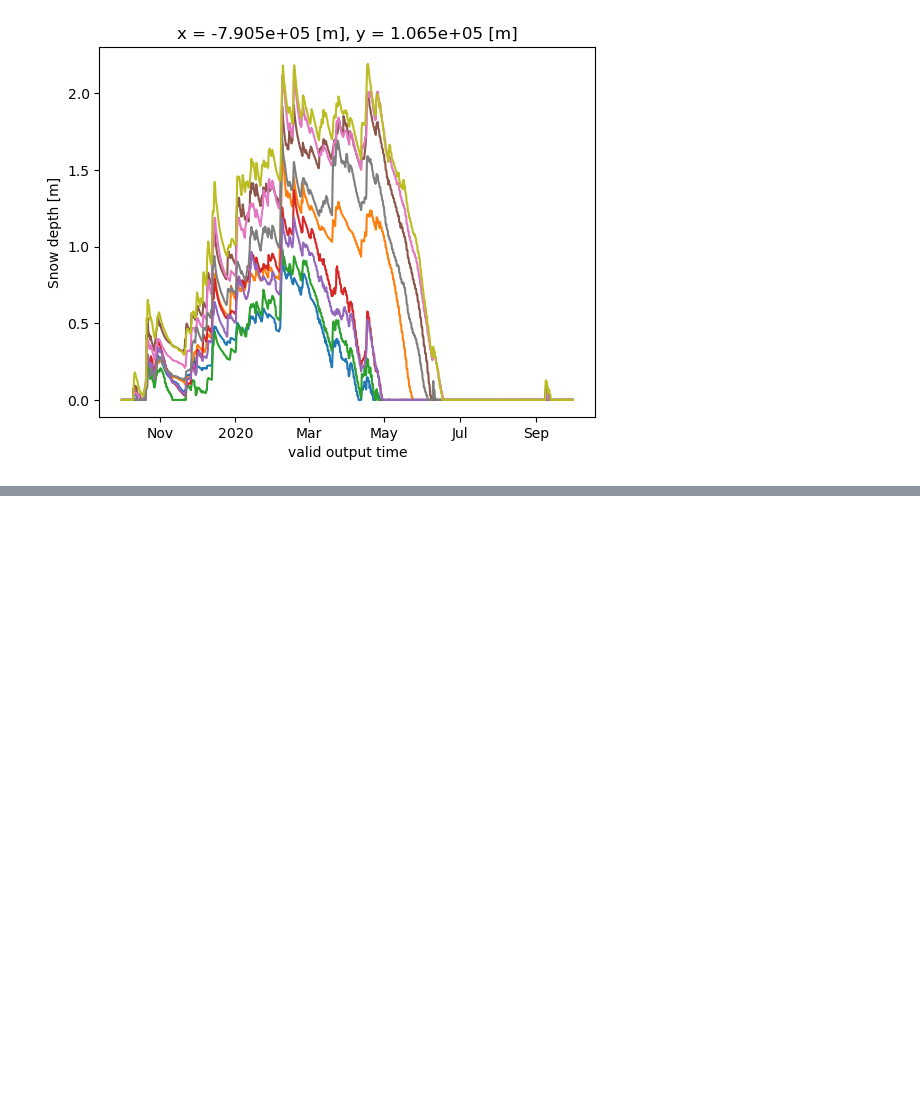
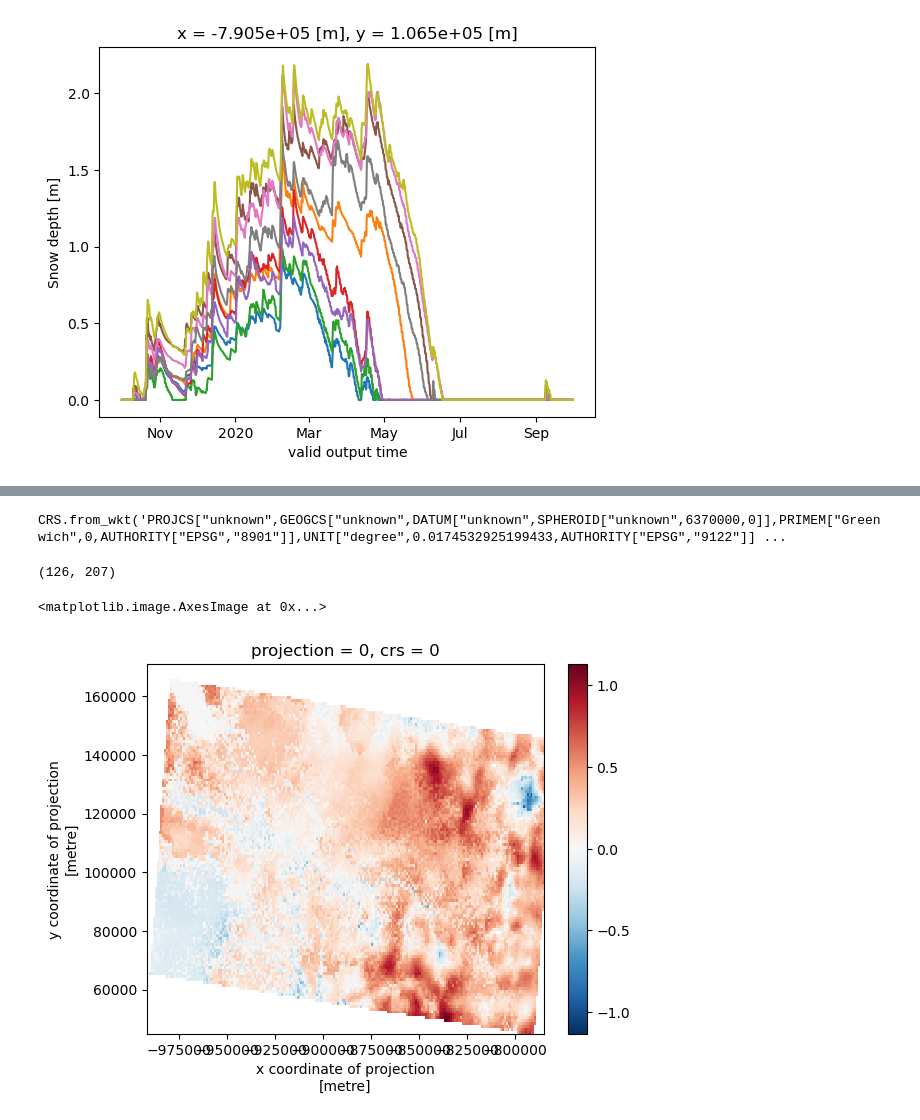
Before and after one commit to jmichellehu/ucrb-isnobal, a Jupyter notebook: notebooks/nwm/extract_NWM_outputs.ipynb, the cells around one changed output, grey strips where cells are left out. Saved outputs shown, nothing was run; the diff lists cells and outputs as text; code cells hidden in the pictures; blank space fills up the shorter version.

```diff
--- a/notebooks/nwm/extract_NWM_outputs.ipynb
+++ b/notebooks/nwm/extract_NWM_outputs.ipynb
@@ -130,0 +385,2 @@ Wall time: 2min 14s
+# %%
+nwm_depth.rio.write_crs(input_crs=proj4, inplace=True)
@@ -130,0 +400,16 @@ Wall time: 2min 14s
+# %%
+# Warp to the same extent and projection
+depth_reproj = depth.rio.reproject_match(nwm_depth)
+depth_reproj.rio.crs
+# %% [output]
+CRS.from_wkt('PROJCS["unknown",GEOGCS["unknown",DATUM["unknown",SPHEROID["unknown",6370000,0]],PRIMEM["Greenwich",0,AUTHORITY["EPSG","8901"]],UNIT["degree",0.0174532925199433,AUTHORITY["EPSG","9122"]] ...
+# %%
+depth_reproj.shape
+# %% [output]
+(126, 207)
+# %%
+# Plot the difference
+(depth_reproj - nwm_depth).plot.imshow(cmap='RdYlBu')
+# %% [output]
+<matplotlib.image.AxesImage at 0x...>
+[figure, added]
```
Also changed, not shown: parts of 46 cells of this notebook.
